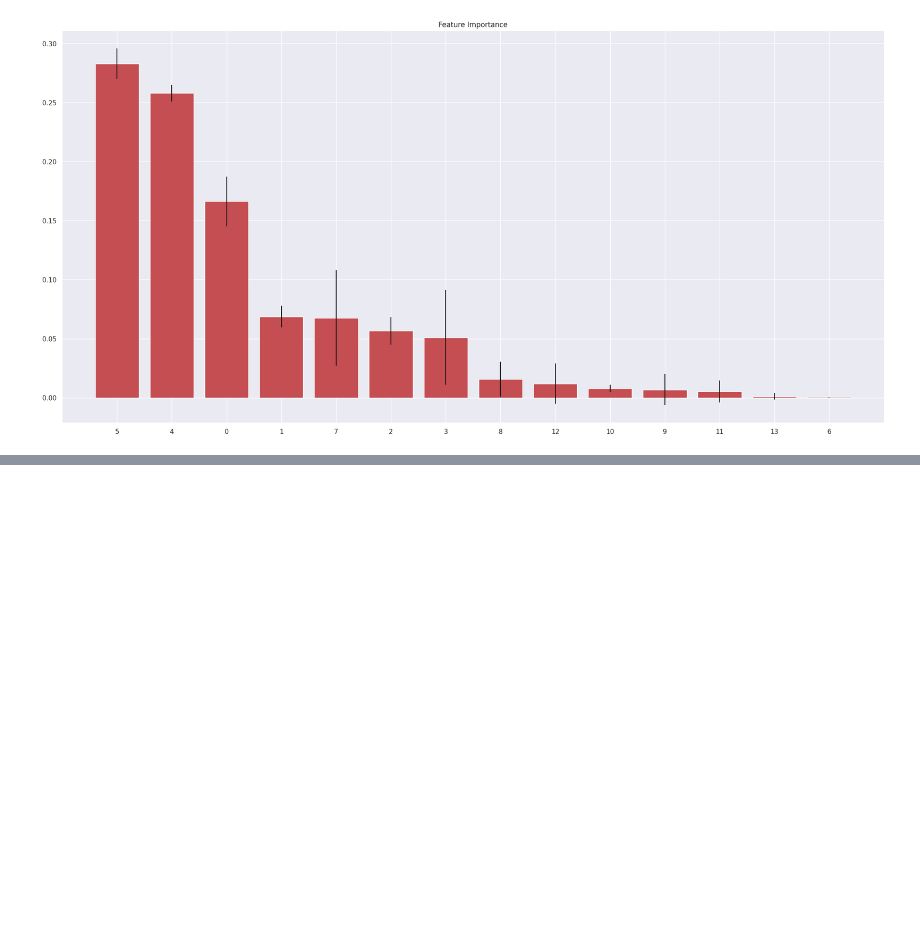
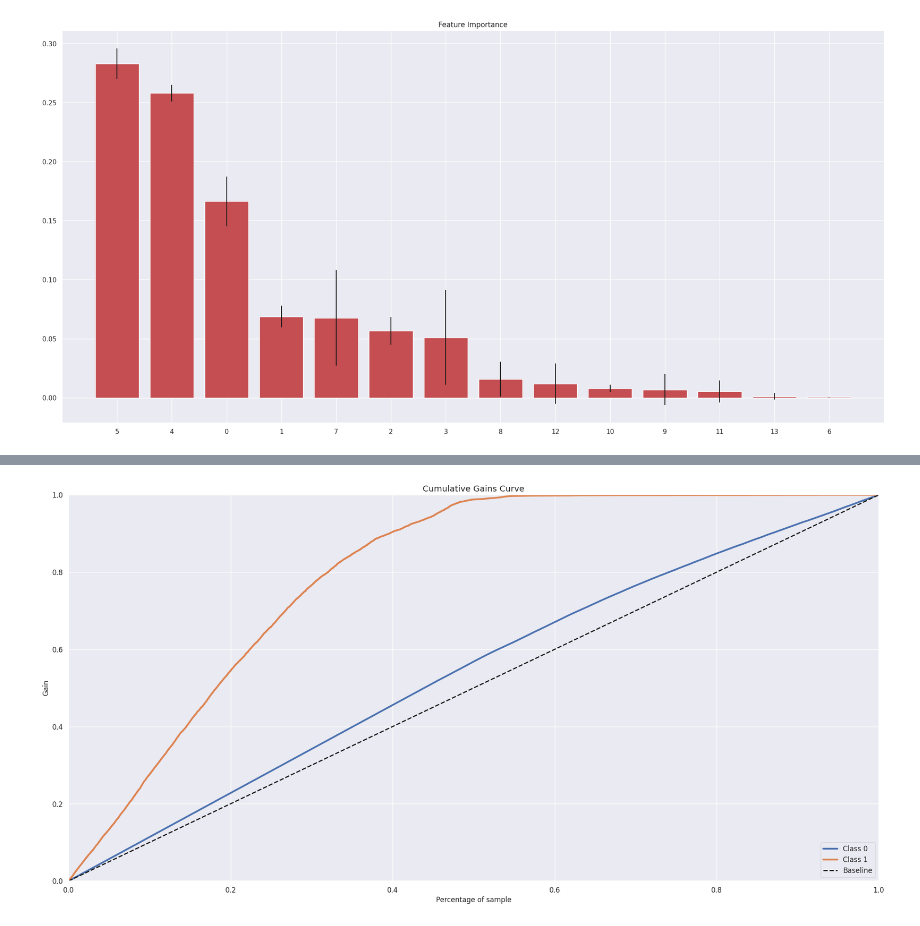
Before and after one commit to AndreMenezesDS/PA004_health_insurance, a Jupyter notebook: PA004_notebook.ipynb, the cells around one changed output, grey strips where cells are left out. Saved outputs shown, nothing was run; the diff lists cells and outputs as text; code cells hidden in the pictures; blank space fills up the shorter version.

```diff
--- a/PA004_notebook.ipynb
+++ b/PA004_notebook.ipynb
@@ -659,0 +708,13 @@ Feature Ranking:
+# %%
+lr = LogisticRegression( random_state=32 )
+
+#Model Training
+lr.fit (x_train, y_train)
+
+#Prediction Model
+yhat_lr = lr.predict_proba( x_validation )
+# %%
+#Acumulative Gain
+skplt.metrics.plot_cumulative_gain( y_validation, yhat_lr);
+# %% [output]
+[figure, added]
```
Also changed, not shown: parts of 9 cells of this notebook.
